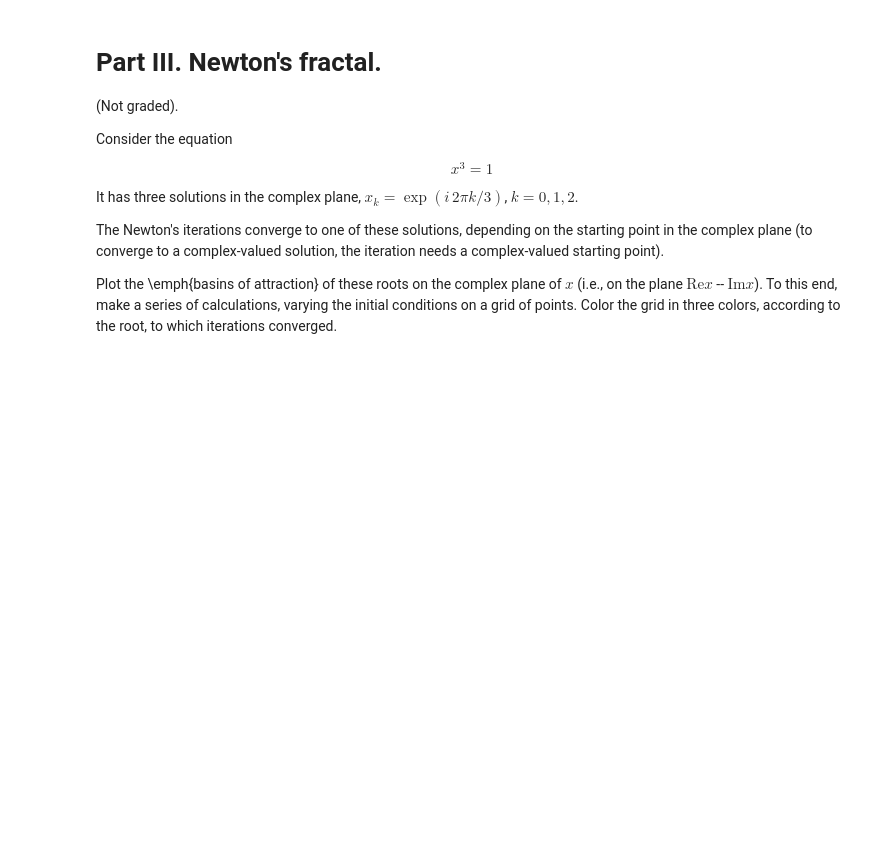
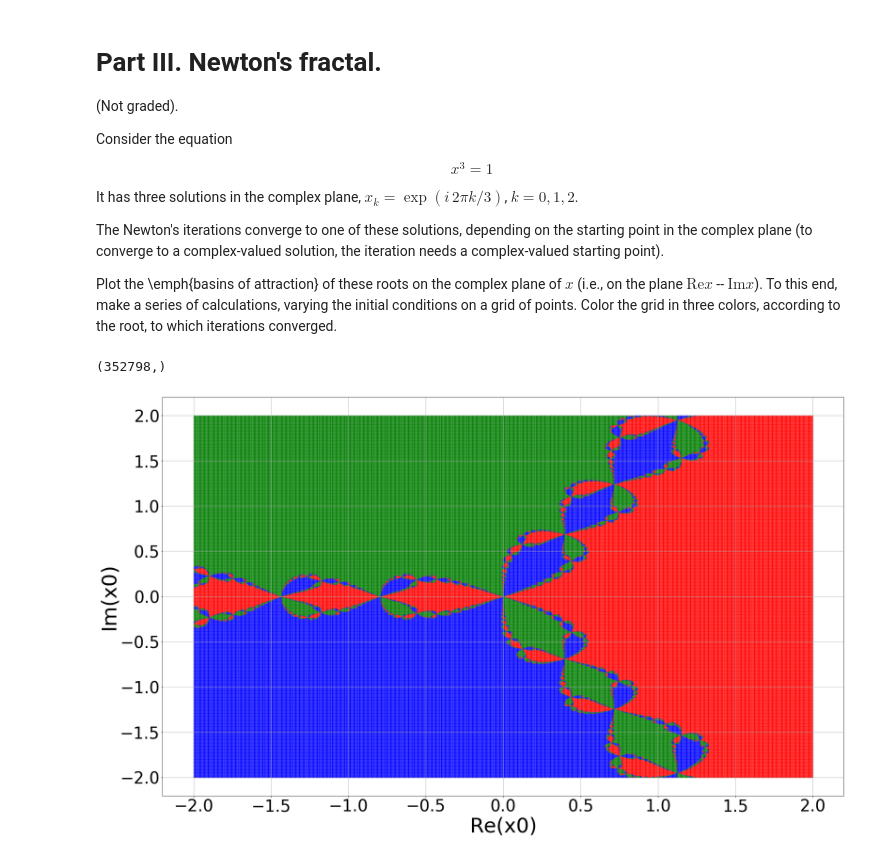
Before and after one commit to AnasatasiiaOsipova/CP2020, a Jupyter notebook: week_3_newton_fixed_pt.ipynb, the cells around one changed output. Cells and saved outputs as stored; diff of their text form; code cells hidden in the pictures; blank space fills up the shorter version.

```diff
--- a/week_3_newton_fixed_pt.ipynb
+++ b/week_3_newton_fixed_pt.ipynb
@@ -375,0 +396,49 @@ Color the grid in three colors, according to the root, to which iterations conve
+# %%
+rd=[]
+gr=[]  # это  пока пустые списки узлов сетки (отсортированные по цветам)
+bl=[]
+
+for i in range(initial.shape[0]):
+    for j in range(initial.shape[1]):
+        k = newton_iteration(rrr, der_rrr, initial[i][j], eps=1e-5, maxiter=1000) # Применим метод Ньютона для каждого пирближения(узла сетки)
+        ind_lst = [abs(k[0] - complex(1,0)), abs(k[0] -complex(np.cos(2*np.pi/3), np.sin(2*np.pi/3))), abs(k[0] - complex(np.cos(4*np.pi/3), np.sin(4*np.pi/3)))]
+        if min(ind_lst) == ind_lst[0]:
+            rd.append(initial[i][j])
+        elif min(ind_lst) == ind_lst[1]:
+            gr.append(initial[i][j])
+        else:
+            bl.append(initial[i][j])
+rd = np.array(rd)
+bl = np.array(bl)
+gr = np.array(gr)
+# Теперь это нужно нарисовать...
+print(rd.imag.shape)
+# %% [output]
+(352798,)
+# %%
+import numpy as np
+import matplotlib.pyplot as plt
+
+fig = plt.figure(figsize=(30, 18))
+xr = rd.real
+yr = rd.imag # Составляем массивы с Im и Re частями х0, в зависисмо
+
+xb = bl.real
+yb = bl.imag
+
+xg =gr.real
+yg = gr.imag
+
+plt.scatter(xr, yr, s = 0.5, c='r', marker='o', label='b')
+plt.scatter(xb, yb, s = 0.5, c='b', marker='o', label='b')
+plt.scatter(xg, yg, s = 0.5, c='green', marker='o', label='r')
+
+
+plt.xlabel('Re(x0)', fontsize=50)
+plt.ylabel('Im(x0)', fontsize=50)
+plt.tick_params(axis='both', which='major', labelsize=40)
+
+
+plt.grid()
+# %% [output]
+[figure, added]
```
Also changed, not shown: parts of 4 cells of this notebook.
